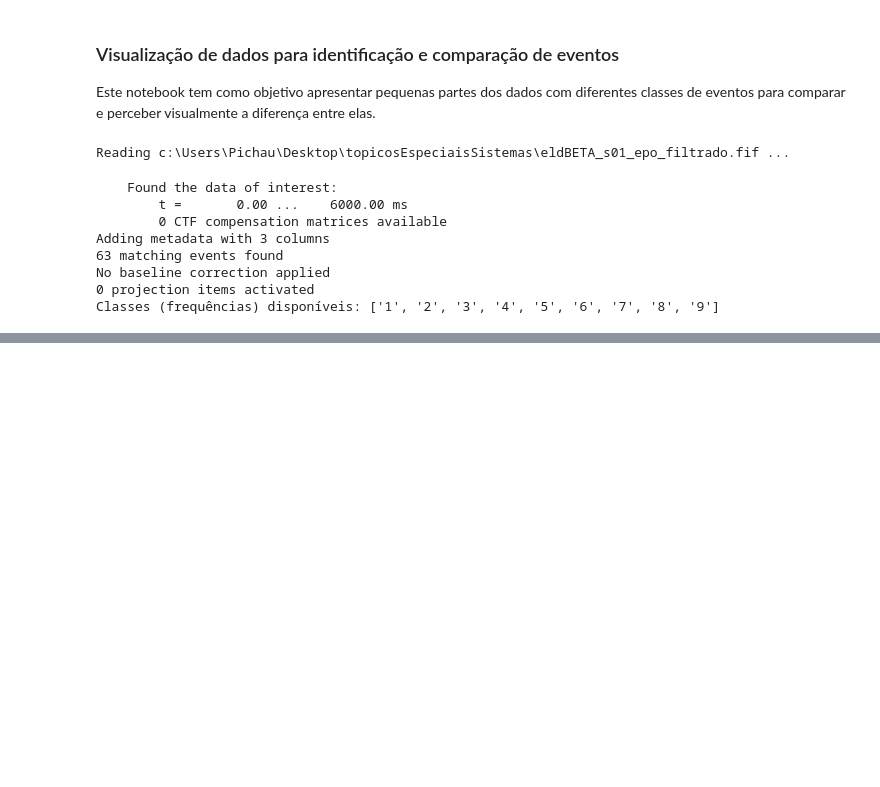
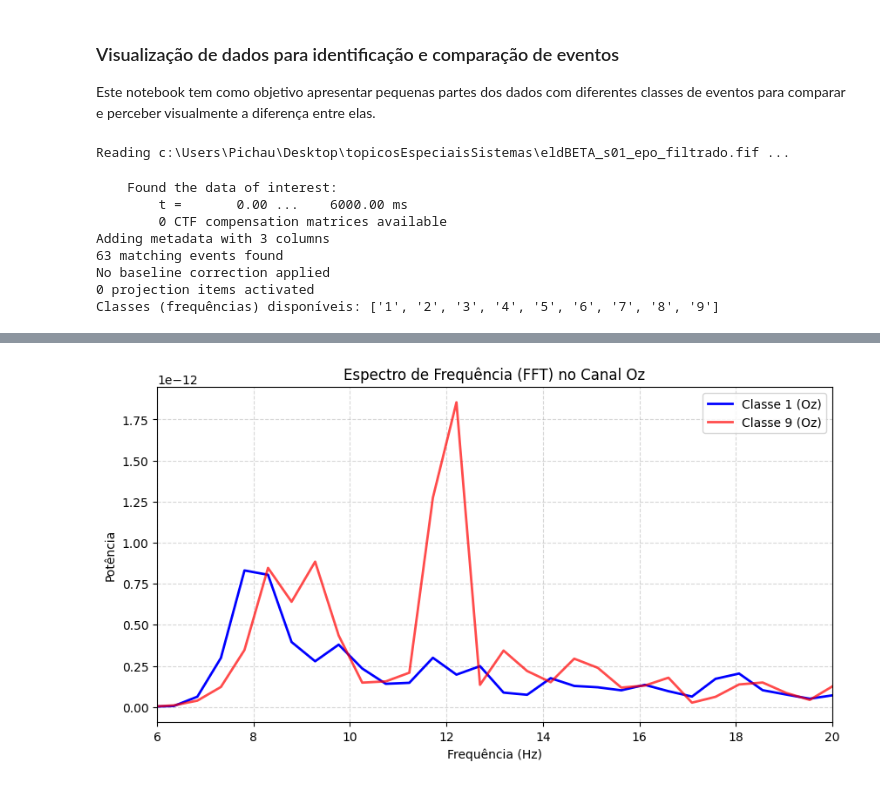
Before and after one commit to J0-M/topicosEspeciaisSistemas, a Jupyter notebook: 03_visualization.ipynb, the cells around one changed output, grey strips where cells are left out. Saved outputs shown, nothing was run; the diff lists cells and outputs as text; code cells hidden in the pictures; blank space fills up the shorter version.

```diff
--- a/03_visualization.ipynb
+++ b/03_visualization.ipynb
@@ -100,0 +98,23 @@ plt.show()
+# %%
+from scipy.signal import welch
+
+data_oz_1 = epochs['1'].average().pick(['Oz']).data[0]
+data_oz_9 = epochs['9'].average().pick(['Oz']).data[0]
+
+fs = epochs.info['sfreq']
+freqs, psd_1 = welch(data_oz_1, fs=fs, nperseg=2048)
+_, psd_9 = welch(data_oz_9, fs=fs, nperseg=2048)
+
+plt.figure(figsize=(10, 5))
+plt.plot(freqs, psd_1, color='blue', label='Classe 1 (Oz)', linewidth=2)
+plt.plot(freqs, psd_9, color='red', alpha=0.7, label='Classe 9 (Oz)', linewidth=2)
+
+plt.xlim(6, 20)
+plt.title("Espectro de Frequência (FFT) no Canal Oz")
+plt.xlabel("Frequência (Hz)")
+plt.ylabel("Potência")
+plt.legend()
+plt.grid(True, linestyle="--", alpha=0.5)
+plt.show()
+# %% [output]
+[figure, added]
```
Also changed, not shown: parts of 3 cells of this notebook, 3 other files.
